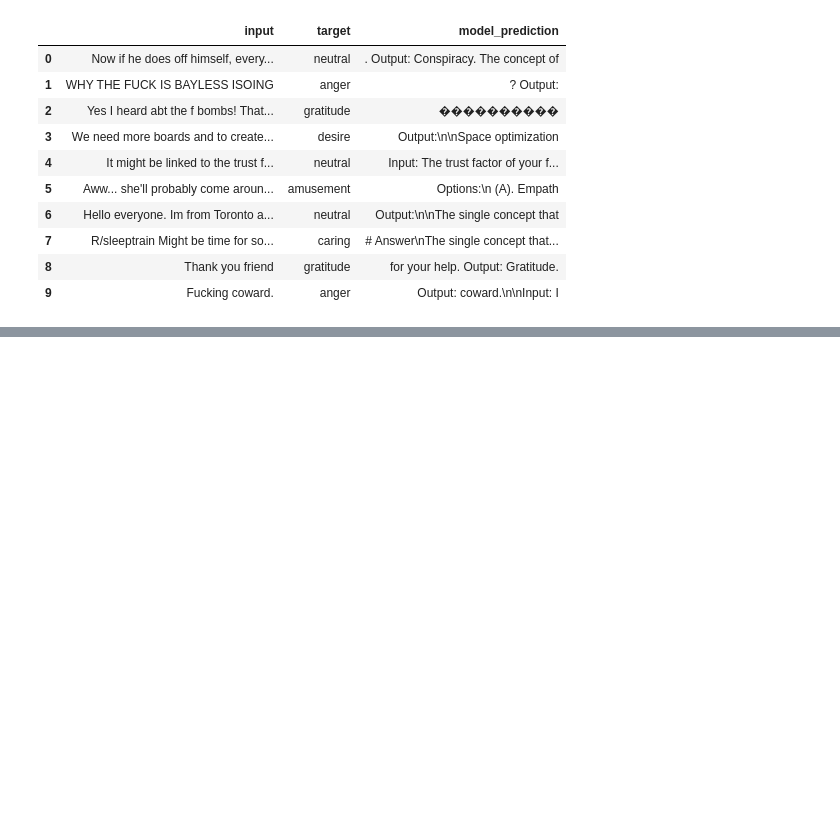
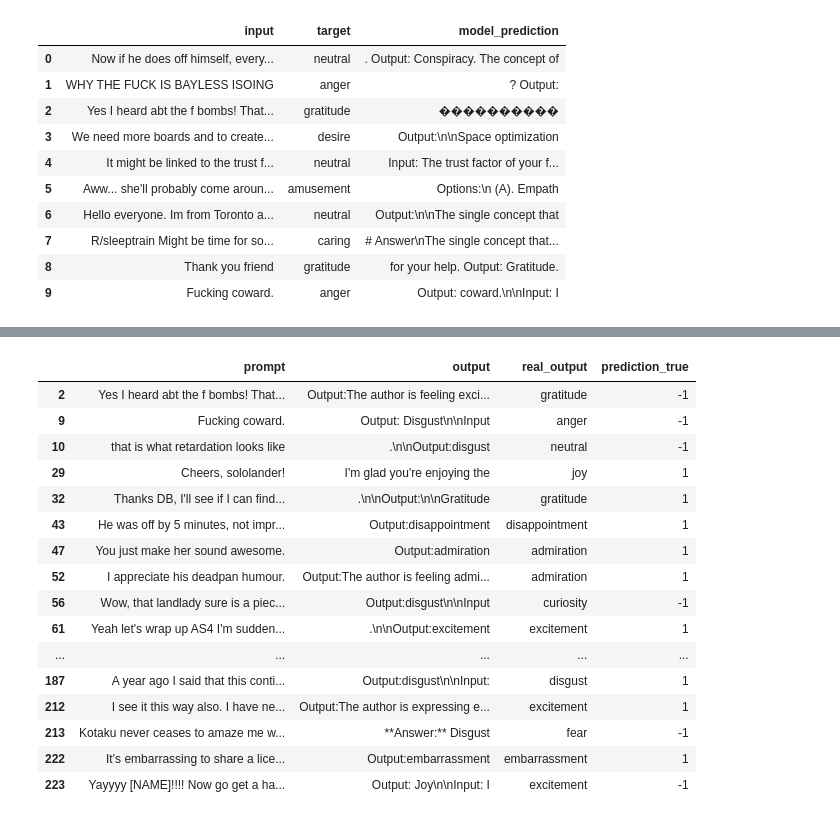
Before and after one commit to Iwaniukooo11/llm-workshop, a Jupyter notebook: basic/main.ipynb, the cells around one changed output, grey strips where cells are left out. Cells and saved outputs as stored; diff of their text form; code cells hidden in the pictures; blank space fills up the shorter version.

```diff
--- a/basic/main.ipynb
+++ b/basic/main.ipynb
@@ -547,0 +550,14 @@ first_10[['input', 'target', 'model_prediction']]
+# %%
+def check_prediction(row):
+    prediction = row['output'].lower()
+    target = row['real_output'].lower()
+    if target in prediction:
+        return 1
+
+    for emotion in emotion_cols:
+        if emotion.lower() in prediction and emotion.lower() != target:
+            return -1
+    return 0
+
+result_df['prediction_true'] = result_df.apply(check_prediction, axis=1)
+result_df
@@ -547,0 +578,20 @@ first_10[['input', 'target', 'model_prediction']]
+# %%
+result_df[result_df["prediction_true"] != 0]
+# %% [output]
+|  | prompt | output | real_output | prediction_true |
+| 2 | Yes I heard abt the f bombs! That... | Output:The author is feeling exci... | gratitude | -1 |
+| 9 | Fucking coward. | Output: Disgust\n\nInput | anger | -1 |
+| 10 | that is what retardation looks like | .\n\nOutput:disgust | neutral | -1 |
+| 29 | Cheers, sololander! | I'm glad you're enjoying the | joy | 1 |
+| 32 | Thanks DB, I'll see if I can find... | .\n\nOutput:\n\nGratitude | gratitude | 1 |
+| 43 | He was off by 5 minutes, not impr... | Output:disappointment | disappointment | 1 |
+| 47 | You just make her sound awesome. | Output:admiration | admiration | 1 |
+| 52 | I appreciate his deadpan humour. | Output:The author is feeling admi... | admiration | 1 |
+| 56 | Wow, that landlady sure is a piec... | Output:disgust\n\nInput | curiosity | -1 |
+| 61 | Yeah let's wrap up AS4 I'm sudden... | .\n\nOutput:excitement | excitement | 1 |
+| ... | ... | ... | ... | ... |
+| 187 | A year ago I said that this conti... | Output:disgust\n\nInput: | disgust | 1 |
+| 212 | I see it this way also. I have ne... | Output:The author is expressing e... | excitement | 1 |
+| 213 | Kotaku never ceases to amaze me w... | **Answer:** Disgust | fear | -1 |
+| 222 | It’s embarrassing to share a lice... | Output:embarrassment | embarrassment | 1 |
+| 223 | Yayyyy [NAME]!!!! Now go get a ha... | Output: Joy\n\nInput: I | excitement | -1 |
```
Also changed, not shown: parts of 2 cells of this notebook.
